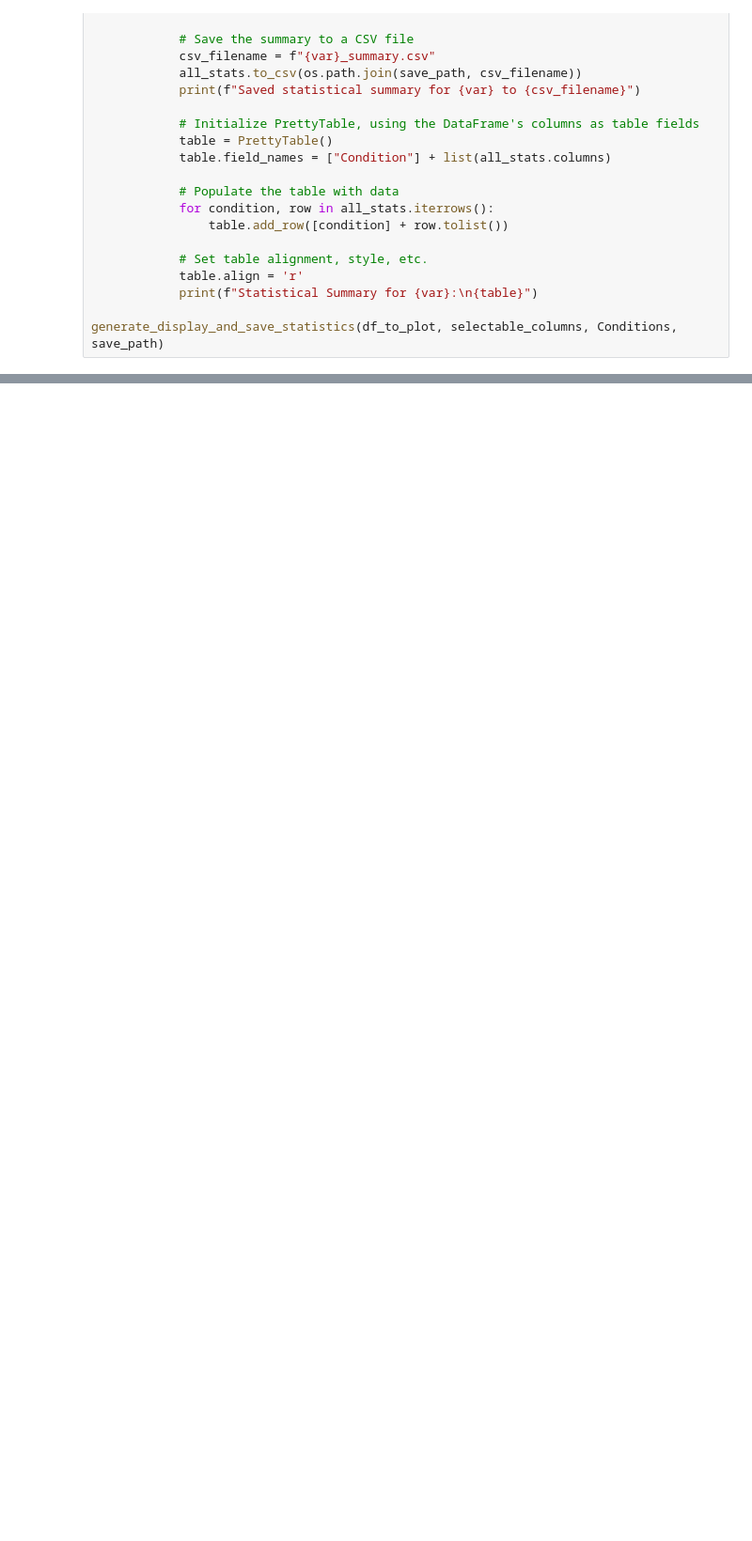
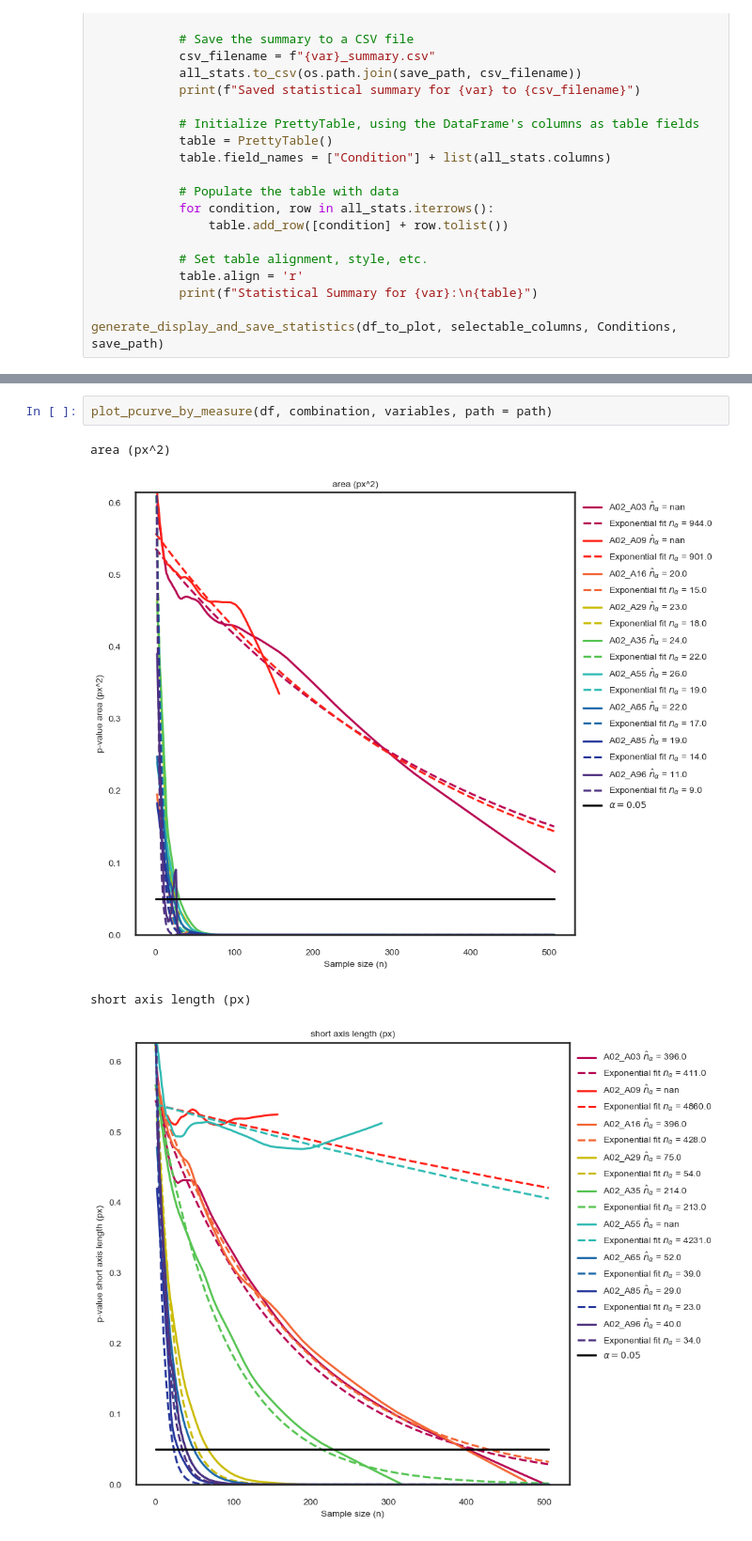
Before and after one commit to CellMigrationLab/Plot-Stats, a Jupyter notebook: Notebooks/Plot_and_Stats_for_Tidy_Format.ipynb, the cells around one changed output, grey strips where cells are left out. Shown at 94% size. Drawn from its saved outputs; the diff is of its cells as text; blank space fills up the shorter version.

```diff
--- a/Notebooks/Plot_and_Stats_for_Tidy_Format.ipynb
+++ b/Notebooks/Plot_and_Stats_for_Tidy_Format.ipynb
@@ -1138,0 +1361,7 @@ generate_display_and_save_statistics(df_to_plot, selectable_columns, Conditions,
+# %%
+plot_pcurve_by_measure(df, combination, variables, path = path)
+# %% [output]
+area (px^2)
+[figure, added]
+short axis length (px)
+[figure, added]
```
Also changed, not shown: parts of 27 cells of this notebook.
